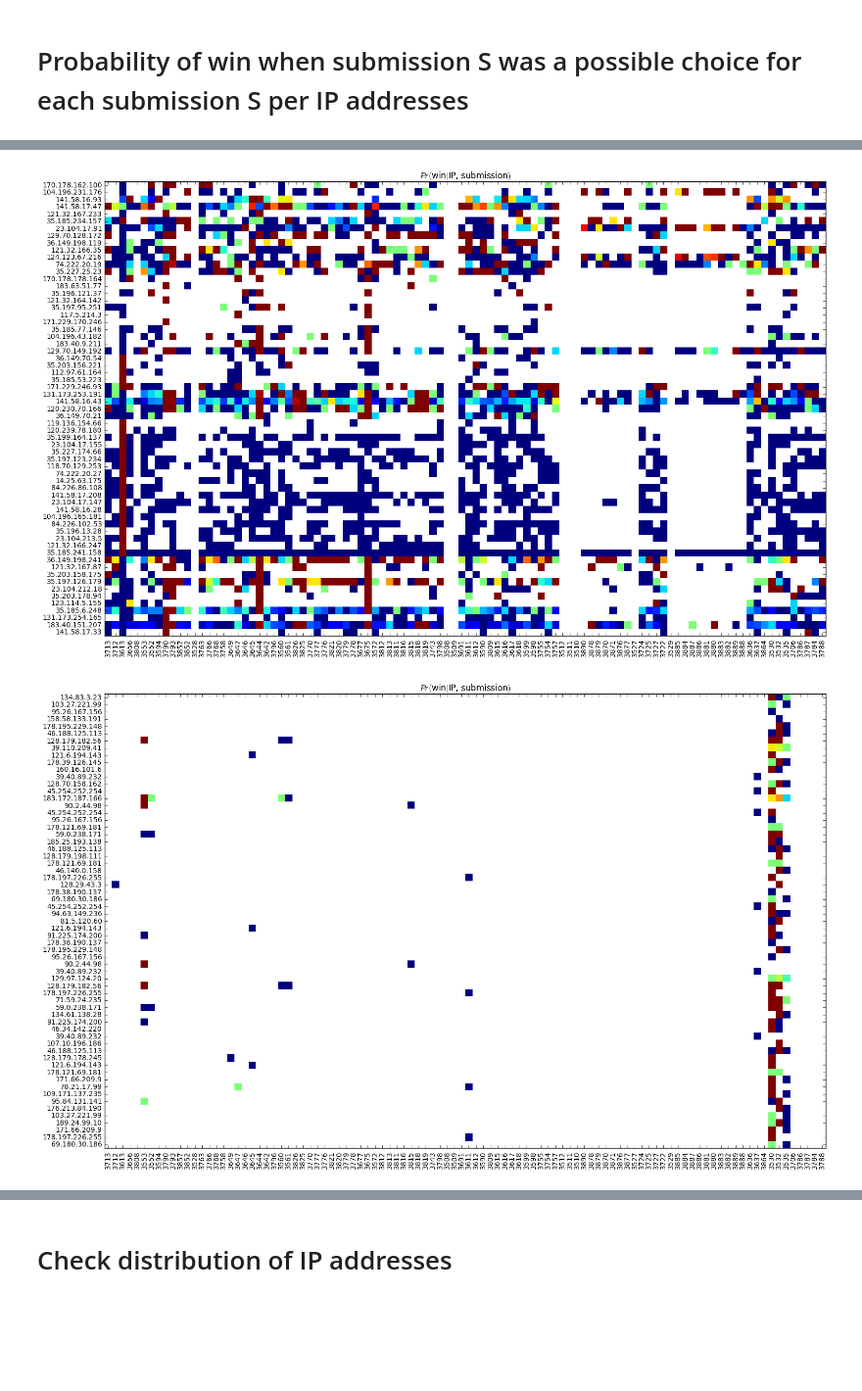
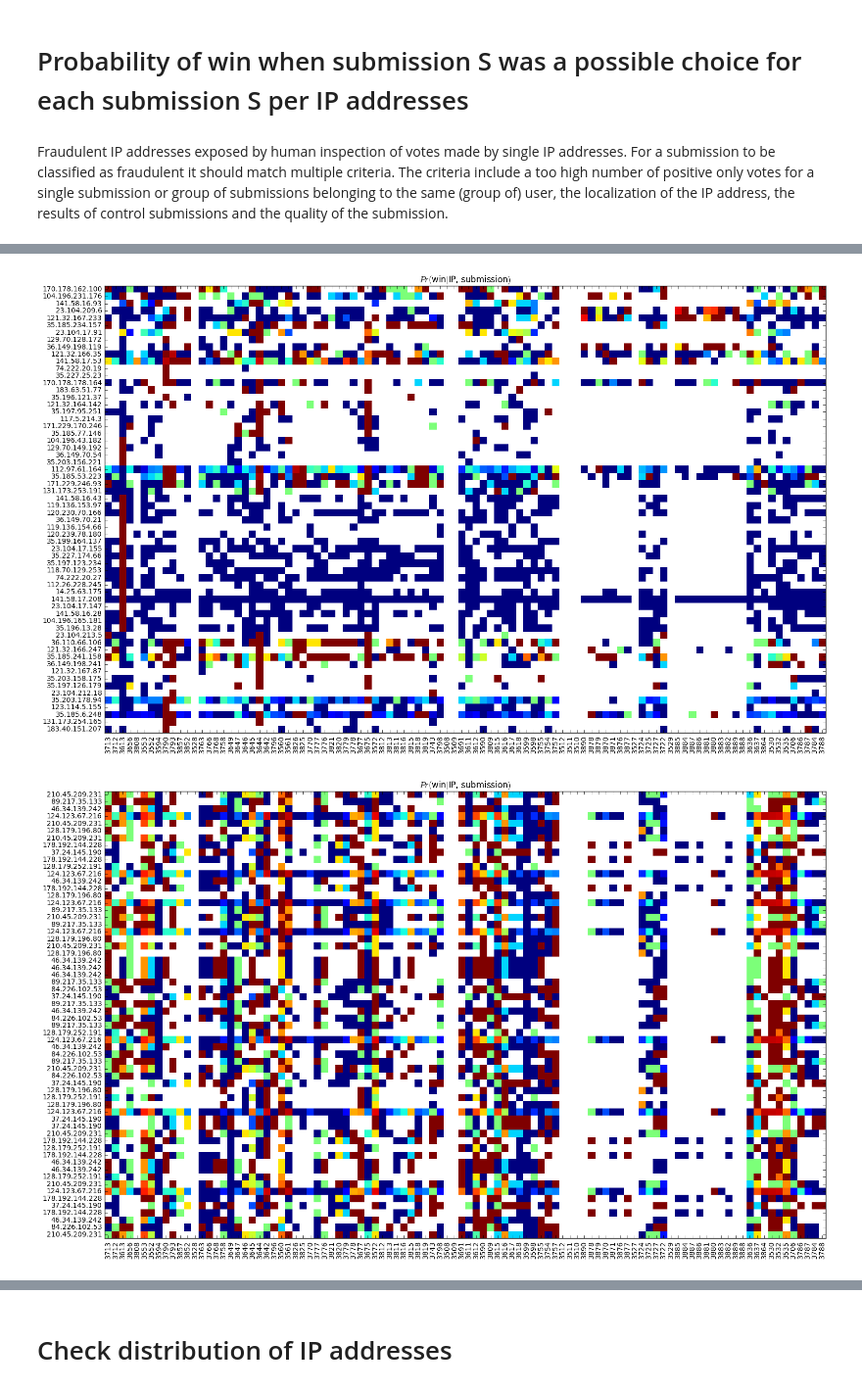
Before and after one commit to FlorianColombo/ai-generated-music-challenge_FraudDetection, a Jupyter notebook: VotesAnalysis.ipynb, the cells around one changed output, grey strips where cells are left out. Shown at 98% size. Saved outputs shown, nothing was run; the diff lists cells and outputs as text; code cells hidden in the pictures; blank space fills up the shorter version.

```diff
--- a/VotesAnalysis.ipynb
+++ b/VotesAnalysis.ipynb
@@ -26,7 +26,7 @@ for key, val in filekey.items():
     submission_ids.append(str(key))
     data = json.load(open("submissions/"+val+"/submission.json"))
     midi = base64.standard_b64decode(data['dataUri'][23:])
-    with open("submisisons/"+key+".mid", "wb") as file:
+    with open("submissions/"+key+".mid", "wb") as file:
         file.write(midi)
 # %% [output]
 3713 7678bdc8-c326-413f-be95-1385c19b000c
@@ -174,2 +176,4 @@ print cheatnumber, float(cheatnumber)/len(log), cheaters
 # %% [markdown]
 # Probability of win when submission S was a possible choice for each submission S per IP addresses
+# %% [markdown]
+Fraudulent IP addresses exposed by human inspection of votes made by single IP addresses. For a submission to be classified as fraudulent it should match multiple criteria. The criteria include a too high number of positive only votes for a single submission or group of submissions belonging to the same (group of) user, the localization of the IP address, the results of control submissions and the quality of the submission.
@@ -176,20 +246,18 @@ print cheatnumber, float(cheatnumber)/len(log), cheaters
 # %%
 thres = 0.95
-
-invalidVotes = []
 mat3 = []
 mat32 = []
 cheaters3 = []
 cheatersIPs3 = []
-cheatnumber3 = 0
-cheatSubmissions3 = []
 matcontrol3 = []
 matcontrol3all = []
 matcontrol32 = []
 IPcontrol3 = []
 cities = []
 controlcities = []
+idx = 0
 for key, val in logperaddr.items():
+    idx += 1
     hist = {}
     for subid in submission_ids:
         hist[subid] = []
@@ -205,57 +273,54 @@ for key, val in logperaddr.items():
                     hist[subid].append(1)
                 else:
                     hist[subid].append(0)
-
     cheat = False
+    suspect = False
     canbecontrol = True
     cheater_ids = []
+    tag = ''
     tmp = [len(v) for _,v in hist.items() if len(v) > 0]
     std = np.std(tmp)
     mean = np.mean(tmp)
     if std < 1.:
         std = 1.
-    criticsubmissionnumber = mean + 1.5*std
+    criticsubmissionnumber = mean + 2*std
     for k,v in hist.items():
         hist[k] = (np.mean(hist[k]), hist[k])
         if hist[k][0] > thres and k not in controls:
-            suspect = True
             if len(hist[k][1]) >= criticsubmissionnumber:
-                cheat = True
+                suspect = True
                 cheater_ids.append(k)
-            else:
-                canbecontrol = False
+
     vec2 = [v[0]*len(v[1]) for _, v in hist.items()]
     vec = [v[0] for _, v in hist.items()]
-    if suspect and GEOIP.record_by_addr(key)['city'] == 'Guangzhou':
-        cheat = True
-    if not cheat and suspect:
-        print
-        print '[SUSPECT]', key, GEOIP.record_by_addr(key)['city'], cheater_ids, np.sum([len(hist[id][1]) for id in cheater_ids]), criticsubmissionnumber
-        for k,v in hist.items():
-            if len(v[1]) > 0:
-                print k, v
-    if cheat:
-        for l in val:
-            invalidVotes.append(l)
-            if l['submission_1'] in cheater_ids or l['submission_2'] in cheater_ids:
-                cheatSubmissions3.append(l)
+
+    if suspect:
+        tag += '[SUSPECT]'
+
+    if key in invalidIPs:
         mat3.append(vec)
         mat32.append(vec2)
-        print
-        print '[CHEAT]', key, GEOIP.record_by_addr(key)['city'], cheater_ids, np.sum([len(hist[id][1]) for id in cheater_ids]), criticsubmissionnumber
-        for k,v in hist.items():
-            if len(v[1]) > 0:
-                print k, v
+        tag += '->[CHEAT]'
         cheatersIPs3.append(key)
         cheaters3.extend(cheater_ids)
         cities.append(GEOIP.record_by_addr(key)['city'])
-    else:
+    if tag =='':
+
         matcontrol3all.append(vec)
-    if not cheat and canbecontrol:
-        matcontrol3.append(vec)
-        matcontrol32.append(vec2)
-        IPcontrol3.append(key)
-        controlcities.append(GEOIP.record_by_addr(key)['city'])
+        if len(val) > 20:
+            controlcities.append(GEOIP.record_by_addr(key)['city'])
+            matcontrol3.append(vec)
+            matcontrol32.append(vec2)
+            IPcontrol3.append(key)
+
+    print
+    print idx, tag, key, GEOIP.record_by_addr(key)['city'],  GEOIP.record_by_addr(key)['country_code'], cheater_ids, np.sum([len(hist[id][1]) for id in cheater_ids]), criticsubmissionnumber
+    for k,v in hist.items():
+        if len(v[1]) > 0:
+            if k in controls:
+                print 'CONTROL', k, v
+            else:
+                print k, v
 
 cheaters3 = sorted(set(cheaters3))
 print cheaters3
@@ -347,2 +412,2 @@ suspects = np.asarray(xlabels)[np.where(x > thres)]
-[figure, old version]
+[figure, new version]
-[figure, old version]
+[figure, new version]
```
Also changed, not shown: parts of 12 cells of this notebook, 7 other files.
